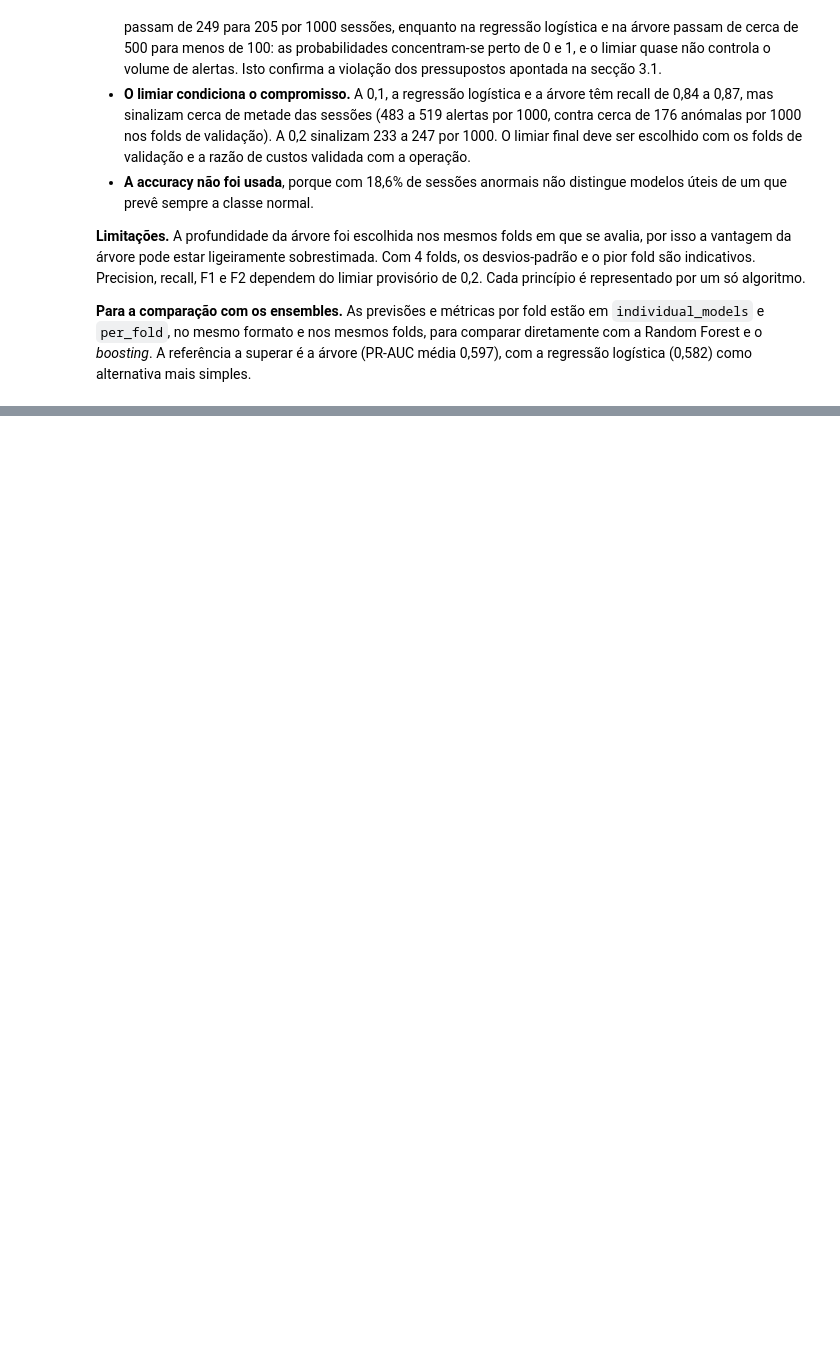
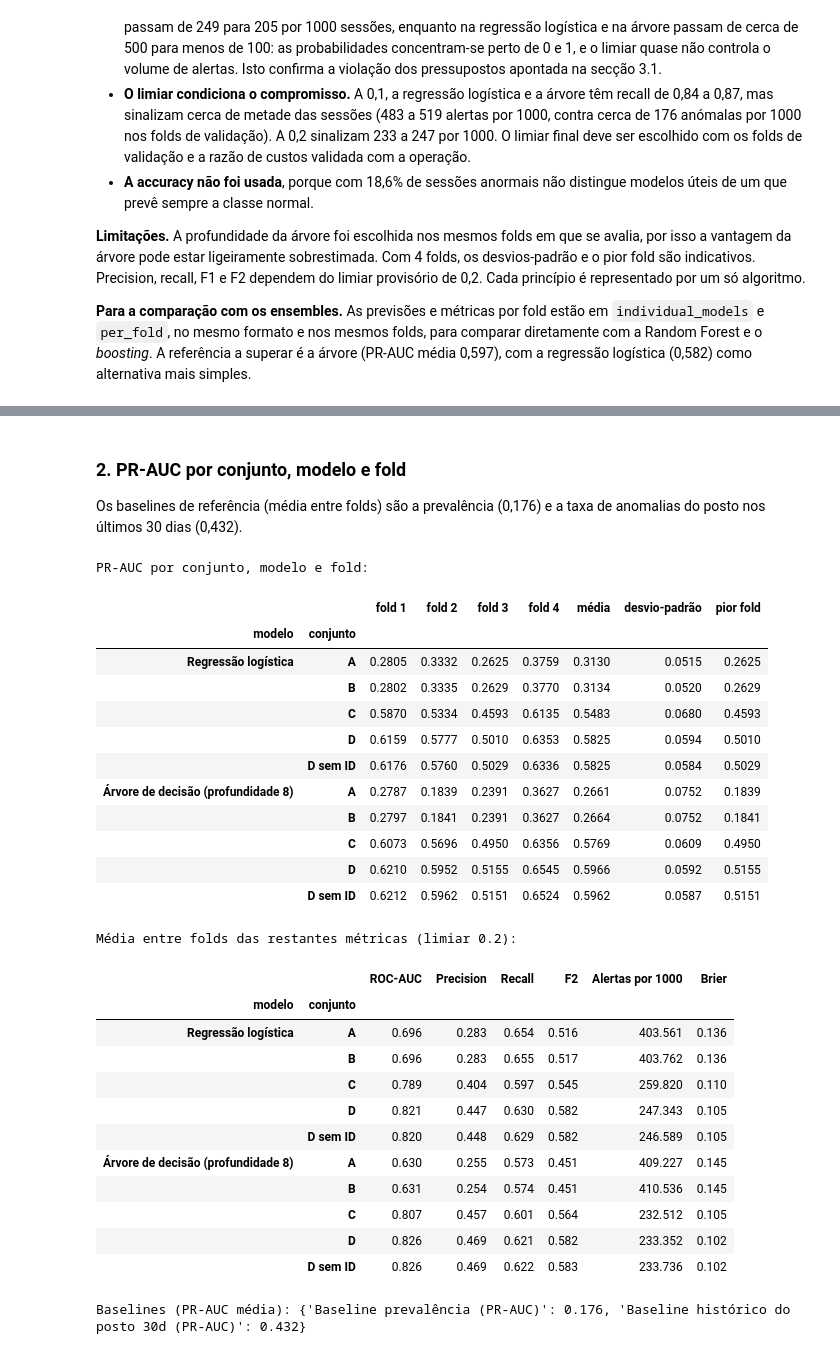
Before and after one commit to marianaCorreiia/MINDD-GPA-1260527-1211883-1231261, a Jupyter notebook: task3.ipynb, the cells around one changed output, grey strips where cells are left out. Drawn from its saved outputs; the diff is of its cells as text; code cells hidden in the pictures; blank space fills up the shorter version.

```diff
--- a/task3.ipynb
+++ b/task3.ipynb
@@ -596,0 +700,48 @@ plt.show()
+# %% [markdown]
+### 2. PR-AUC por conjunto, modelo e fold
+
+Os baselines de referência (média entre folds) são a prevalência (0,176) e a taxa de anomalias do posto nos últimos 30 dias (0,432).
+# %%
+pr_fold = ablation.pivot_table(index=["modelo", "conjunto"], columns="fold", values="PR-AUC (AP)")
+pr_fold = pr_fold.loc[[(m, s) for m in MODELS for s in variants]]
+pr_summary = pr_fold.copy()
+pr_summary.columns = [f"fold {k}" for k in pr_fold.columns]
+pr_summary["média"] = pr_fold.mean(axis=1)
+pr_summary["desvio-padrão"] = pr_fold.std(axis=1, ddof=1)
+pr_summary["pior fold"] = pr_fold.min(axis=1)
+print("PR-AUC por conjunto, modelo e fold:")
+display(pr_summary.round(4))
+
+other_metrics = ["ROC-AUC", "Precision", "Recall", "F2", "Alertas por 1000", "Brier"]
+mean_other = ablation.groupby(["modelo", "conjunto"])[other_metrics].mean().loc[pr_fold.index]
+print(f"Média entre folds das restantes métricas (limiar {THRESHOLD}):")
+display(mean_other.round(3))
+print("Baselines (PR-AUC média):", baseline_means.round(3).to_dict())
+# %% [output]
+PR-AUC por conjunto, modelo e fold:
+|  |  | fold 1 | fold 2 | fold 3 | fold 4 | média | desvio-padrão | pior fold |
+| modelo | conjunto |  |  |  |  |  |  |  |
+| Regressão logística | A | 0.2805 | 0.3332 | 0.2625 | 0.3759 | 0.3130 | 0.0515 | 0.2625 |
+|  | B | 0.2802 | 0.3335 | 0.2629 | 0.3770 | 0.3134 | 0.0520 | 0.2629 |
+|  | C | 0.5870 | 0.5334 | 0.4593 | 0.6135 | 0.5483 | 0.0680 | 0.4593 |
+|  | D | 0.6159 | 0.5777 | 0.5010 | 0.6353 | 0.5825 | 0.0594 | 0.5010 |
+|  | D sem ID | 0.6176 | 0.5760 | 0.5029 | 0.6336 | 0.5825 | 0.0584 | 0.5029 |
+| Árvore de decisão (profundidade 8) | A | 0.2787 | 0.1839 | 0.2391 | 0.3627 | 0.2661 | 0.0752 | 0.1839 |
+|  | B | 0.2797 | 0.1841 | 0.2391 | 0.3627 | 0.2664 | 0.0752 | 0.1841 |
+|  | C | 0.6073 | 0.5696 | 0.4950 | 0.6356 | 0.5769 | 0.0609 | 0.4950 |
+|  | D | 0.6210 | 0.5952 | 0.5155 | 0.6545 | 0.5966 | 0.0592 | 0.5155 |
+|  | D sem ID | 0.6212 | 0.5962 | 0.5151 | 0.6524 | 0.5962 | 0.0587 | 0.5151 |
+Média entre folds das restantes métricas (limiar 0.2):
+|  |  | ROC-AUC | Precision | Recall | F2 | Alertas por 1000 | Brier |
+| modelo | conjunto |  |  |  |  |  |  |
+| Regressão logística | A | 0.696 | 0.283 | 0.654 | 0.516 | 403.561 | 0.136 |
+|  | B | 0.696 | 0.283 | 0.655 | 0.517 | 403.762 | 0.136 |
+|  | C | 0.789 | 0.404 | 0.597 | 0.545 | 259.820 | 0.110 |
+|  | D | 0.821 | 0.447 | 0.630 | 0.582 | 247.343 | 0.105 |
+|  | D sem ID | 0.820 | 0.448 | 0.629 | 0.582 | 246.589 | 0.105 |
+| Árvore de decisão (profundidade 8) | A | 0.630 | 0.255 | 0.573 | 0.451 | 409.227 | 0.145 |
+|  | B | 0.631 | 0.254 | 0.574 | 0.451 | 410.536 | 0.145 |
+|  | C | 0.807 | 0.457 | 0.601 | 0.564 | 232.512 | 0.105 |
+|  | D | 0.826 | 0.469 | 0.621 | 0.582 | 233.352 | 0.102 |
+|  | D sem ID | 0.826 | 0.469 | 0.622 | 0.583 | 233.736 | 0.102 |
+Baselines (PR-AUC média): {'Baseline prevalência (PR-AUC)': 0.176, 'Baseline histórico do posto 30d (PR-AUC)': 0.432}
```
Also changed, not shown: parts of 11 cells of this notebook.
